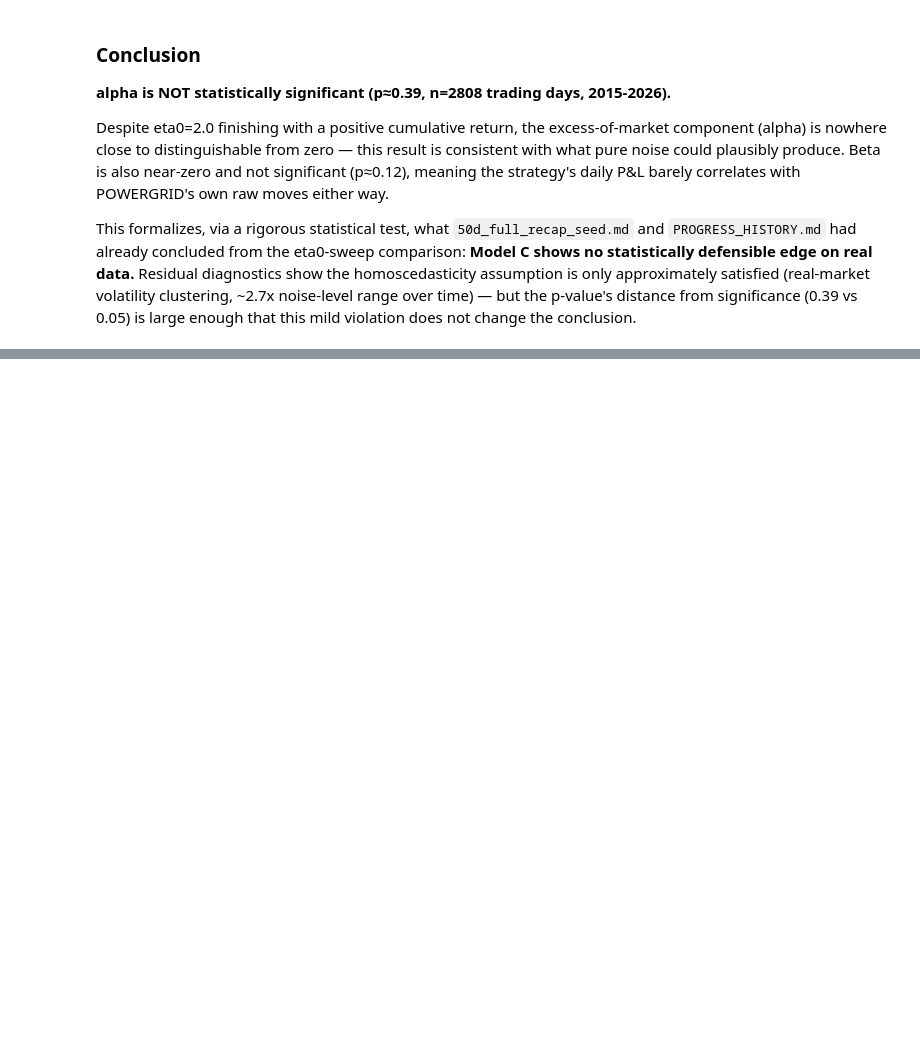
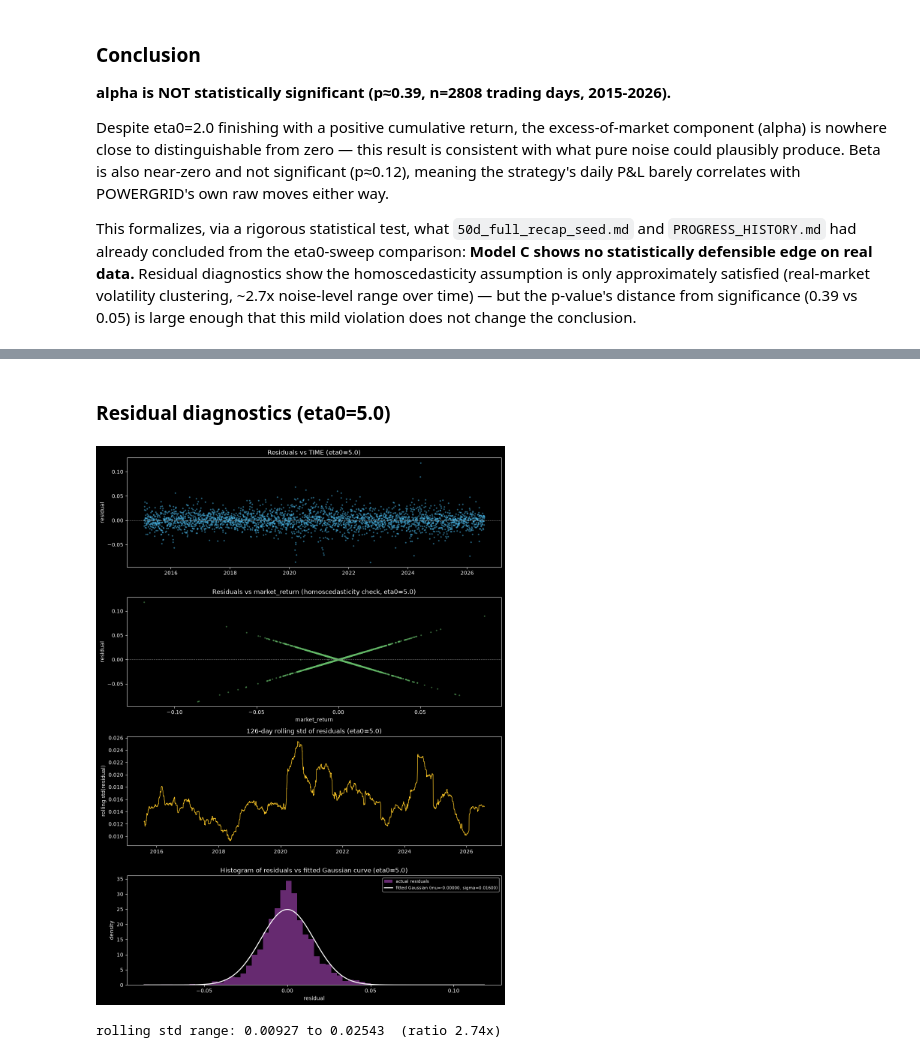
Before and after one commit to Saurav-cloud9/CodePonting, a Jupyter notebook: Algo_Trading/Framework_V2/scripts/trials/regime_model/memlabs/52_alpha_beta_concept_and_powergrid.ipynb, the cells around one changed output, grey strips where cells are left out. Saved outputs shown, nothing was run; the diff lists cells and outputs as text; code cells hidden in the pictures; blank space fills up the shorter version.

```diff
--- a/Algo_Trading/Framework_V2/scripts/trials/regime_model/memlabs/52_alpha_beta_concept_and_powergrid.ipynb
+++ b/Algo_Trading/Framework_V2/scripts/trials/regime_model/memlabs/52_alpha_beta_concept_and_powergrid.ipynb
@@ -405,0 +472,37 @@ that this mild violation does not change the conclusion.
+# %% [markdown]
+### Residual diagnostics (eta0=5.0)
+# %%
+fig, axes = plt.subplots(4, 1, figsize=(11, 15))
+
+axes[0].scatter(dates, error5, s=4, alpha=0.4, color='#4fc3f7')
+axes[0].axhline(0, color='gray', ls='--', lw=0.8)
+axes[0].set_title('Residuals vs TIME (eta0=5.0)')
+axes[0].set_ylabel('residual')
+
+axes[1].scatter(market_return5, error5, s=4, alpha=0.4, color='#66bb6a')
+axes[1].axhline(0, color='gray', ls='--', lw=0.8)
+axes[1].set_title('Residuals vs market_return (homoscedasticity check, eta0=5.0)')
+axes[1].set_xlabel('market_return'); axes[1].set_ylabel('residual')
+
+roll_std5 = pd.Series(error5).rolling(126).std()
+axes[2].plot(dates, roll_std5, color='#ffca28', lw=1)
+axes[2].set_title('126-day rolling std of residuals (eta0=5.0)')
+axes[2].set_ylabel('rolling std(residual)')
+
+from scipy.stats import norm
+mu5, sigma5 = error5.mean(), error5.std()
+axes[3].hist(error5, bins=60, density=True, color='#ab47bc', alpha=0.6, label='actual residuals')
+xs5 = np.linspace(error5.min(), error5.max(), 300)
+axes[3].plot(xs5, norm.pdf(xs5, mu5, sigma5), color='white', lw=1.8, label=f'fitted Gaussian (mu={mu5:.5f}, sigma={sigma5:.5f})')
+axes[3].set_title('Histogram of residuals vs fitted Gaussian curve (eta0=5.0)')
+axes[3].set_xlabel('residual'); axes[3].set_ylabel('density')
+axes[3].legend(fontsize=8)
+
+plt.tight_layout()
+plt.savefig('52c_check_residual_diagnostics.png', dpi=110)
+plt.show()
+
+print(f"rolling std range: {roll_std5.min():.5f} to {roll_std5.max():.5f}  (ratio {roll_std5.max()/roll_std5.min():.2f}x)")
+# %% [output]
+[figure, added]
+rolling std range: 0.00927 to 0.02543  (ratio 2.74x)
```
Also changed, not shown: parts of 8 cells of this notebook, 19 other files.
